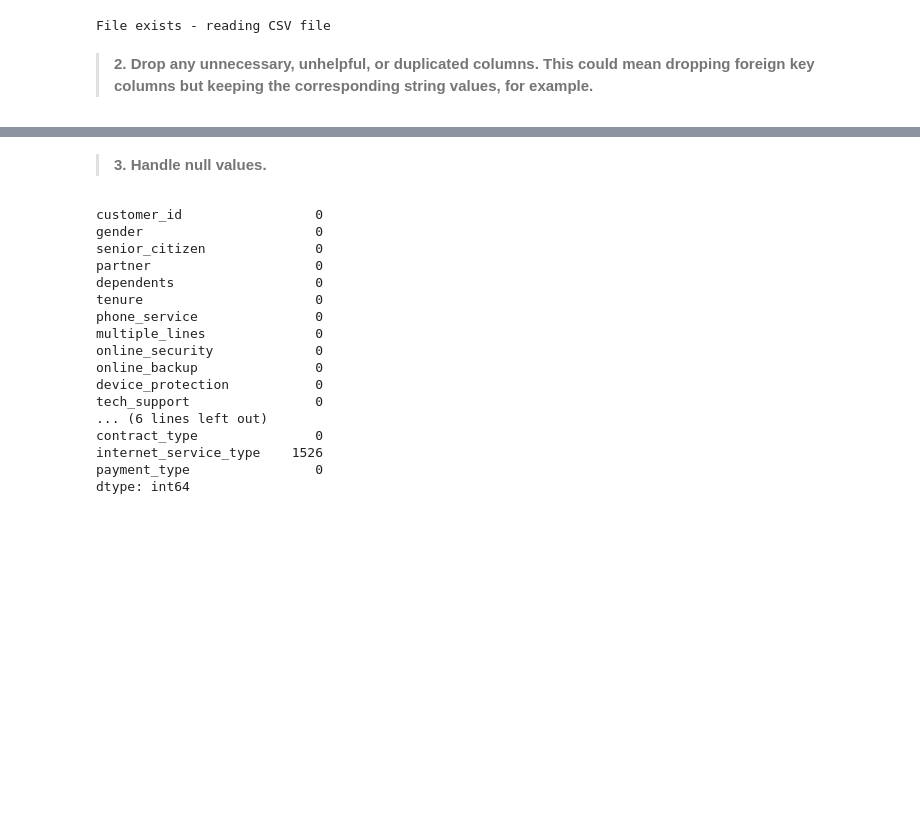
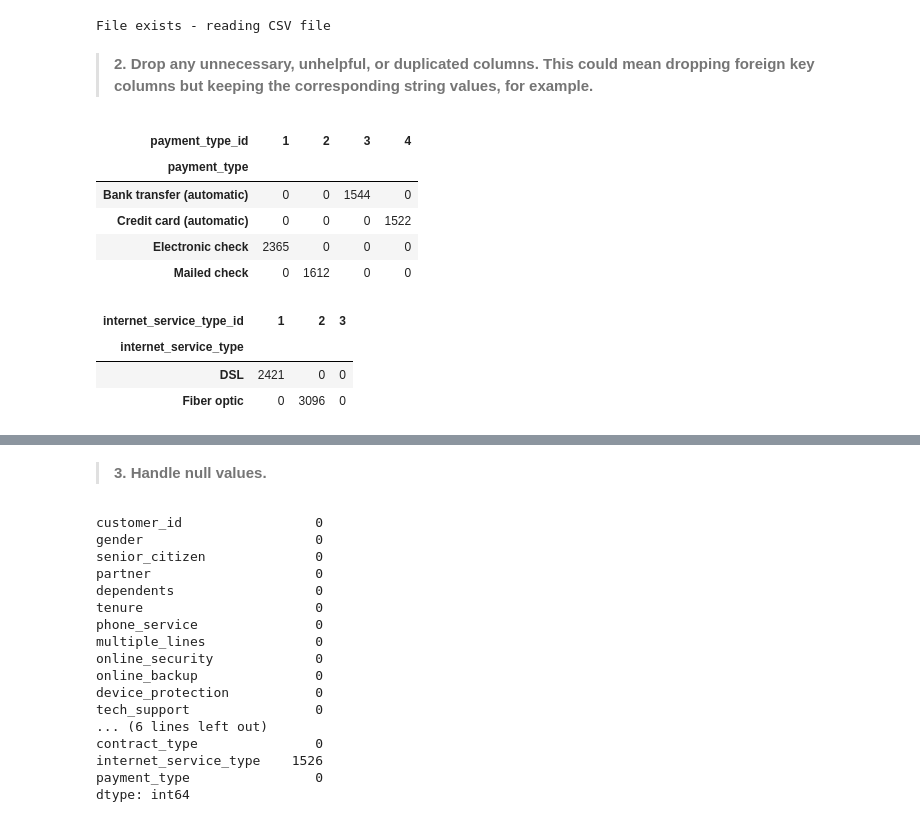
Before and after one commit to rabeka-branham/classification-exercises, a Jupyter notebook: prepare.ipynb, the cells around one changed output, grey strips where cells are left out. Cells and saved outputs as stored; diff of their text form; code cells hidden in the pictures; blank space fills up the shorter version.

```diff
--- a/prepare.ipynb
+++ b/prepare.ipynb
@@ -127,3 +134,19 @@ df_telco = acquire.get_telco_data()
 File exists - reading CSV file
 # %% [markdown]
 >**2. Drop any unnecessary, unhelpful, or duplicated columns. This could mean dropping foreign key columns but keeping the corresponding string values, for example.**
+# %%
+pd.crosstab(df_telco.payment_type,df_telco.payment_type_id,dropna=False)
+# %% [output]
+| payment_type_id | 1 | 2 | 3 | 4 |
+| payment_type |  |  |  |  |
+| Bank transfer (automatic) | 0 | 0 | 1544 | 0 |
+| Credit card (automatic) | 0 | 0 | 0 | 1522 |
+| Electronic check | 2365 | 0 | 0 | 0 |
+| Mailed check | 0 | 1612 | 0 | 0 |
+# %%
+pd.crosstab(df_telco.internet_service_type,df_telco.internet_service_type_id,dropna=False)
+# %% [output]
+| internet_service_type_id | 1 | 2 | 3 |
+| internet_service_type |  |  |  |
+| DSL | 2421 | 0 | 0 |
+| Fiber optic | 0 | 3096 | 0 |
```
Also changed, not shown: parts of 27 cells of this notebook.
